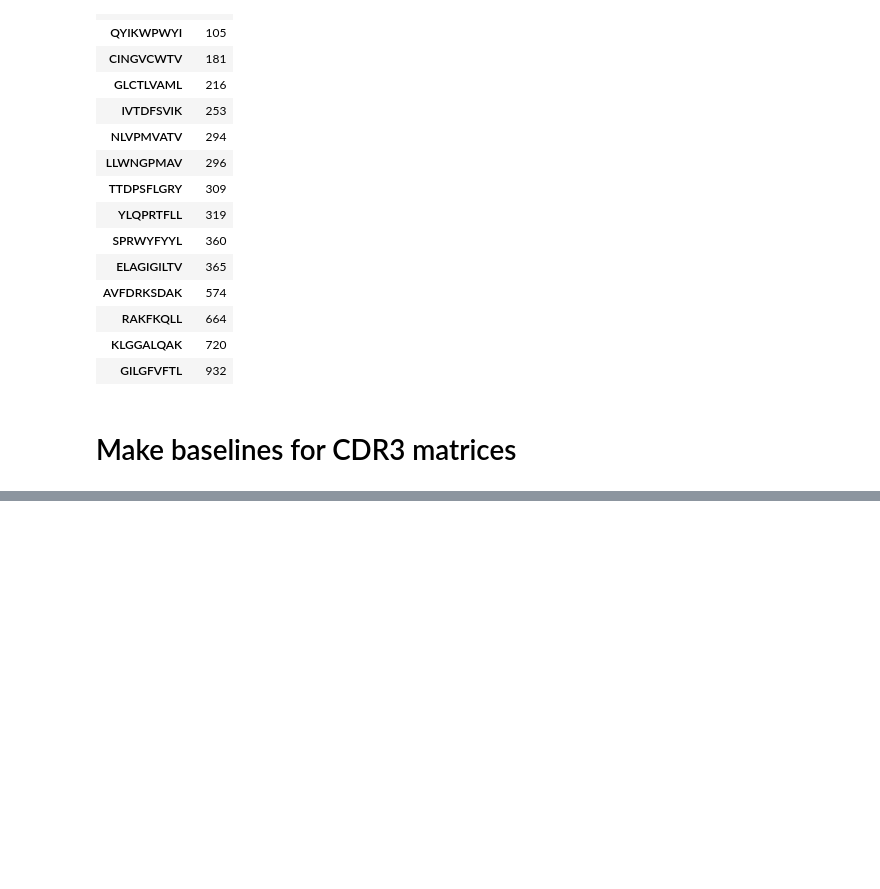
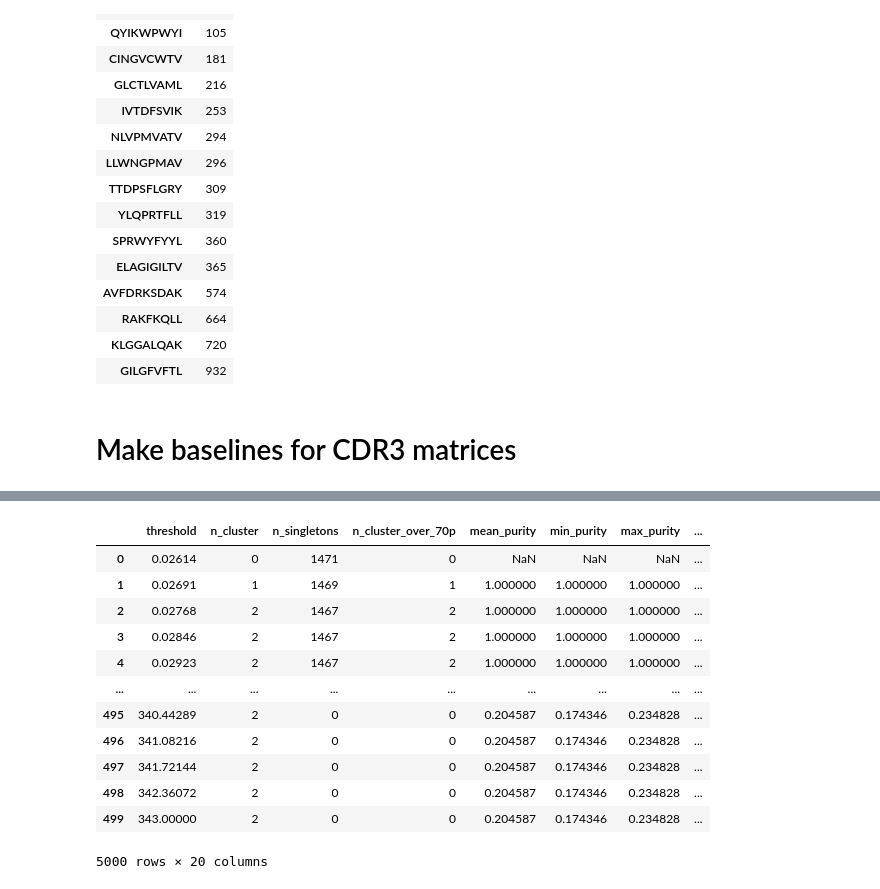
Before and after one commit to richieYT-wan/tclustr, a Jupyter notebook: notebooks/240507_DataFiltering_CustomBatching.ipynb, the cells around one changed output, grey strips where cells are left out. Drawn from its saved outputs; the diff is of its cells as text; code cells hidden in the pictures; blank space fills up the shorter version.

Commit message:
hotfix
resort baseline changed typing

```diff
--- a/notebooks/240507_DataFiltering_CustomBatching.ipynb
+++ b/notebooks/240507_DataFiltering_CustomBatching.ipynb
@@ -1199,0 +1214,3 @@ new_df_filt.query('partition!=0').groupby('peptide').agg(count=('B3','count')).s
+# %%
+tbcr140 = pd.read_csv('../output/240411_ClusteringTests/dist_matrices/2404XX_OUTPUT_tbcralign_distmatrix_140peps_labeled.csv')
+tbcr26 = pd.read_csv('../output/240411_ClusteringTests/dist_matrices/2404XX_OUTPUT_tbcralign_distmatrix_26peps_labeled.csv')
@@ -1199,0 +1228,6 @@ new_df_filt.query('partition!=0').groupby('peptide').agg(count=('B3','count')).s
+# %%
+
+tcrdist_140_cdr3.set_index('q_index', inplace=True)
+tcrdist_26_cdr3.set_index('q_index', inplace=True)
+tbcr_140_cdr3.set_index('q_index', inplace=True)
+tbcr_26_cdr3.set_index('q_index', inplace=True)
@@ -1199,0 +1251,30 @@ new_df_filt.query('partition!=0').groupby('peptide').agg(count=('B3','count')).s
+# %%
+for df, name in zip([old_df, old_df_20peps, old_df_top15],
+                    ['CDR3_OldDataNoPrune', 'CDR3_OldDataTop20', 'CDR3_OldDataTop15']):
+    df = df.query('partition!=0')
+    baseline_copy, baseline_array = resort_baseline(tbcr_26_cdr3, df, index_col='original_index')
+    labels = baseline_copy['peptide'].values
+    le = LabelEncoder()
+    encoded_labels = le.fit_transform(labels)
+    train_cdr3_results.append(cluster_all_thresholds(baseline_array, torch.rand([len(labels), 1]), labels, encoded_labels, le, n_jobs=8).assign(input_type='TBCRalign',
+                                                                                                                                      db=name))
+
+for df, name in zip([new_df_17peps, new_df_top78],
+                    ['CDR3_ExpData17peps', 'CDR3_ExpDataTop78']):
+    df = df.query('partition!=0 and raw_index!="VDJdb_4837"')# train
+    baseline_copy, baseline_array = resort_baseline(tcrdist_140_cdr3, df, 'raw_index')
+    labels = baseline_copy['peptide'].values
+    le = LabelEncoder()
+    encoded_labels = le.fit_transform(labels)
+    train_cdr3_results.append(cluster_all_thresholds(baseline_array, torch.rand([len(labels), 1]), labels, encoded_labels, le, n_jobs=8).assign(input_type='tcrdist3',
+                                                                                                                                      db=name))
+
+for df, name in zip([old_df, old_df_20peps, old_df_top15],
+                    ['CDR3_OldDataNoPrune', 'CDR3_OldDataTop20', 'CDR3_OldDataTop15']):
+    df = df.query('partition!=0')# train
+    baseline_copy, baseline_array = resort_baseline(tcrdist_26_cdr3, df, index_col='original_index')
+    labels = baseline_copy['peptide'].values
+    le = LabelEncoder()
+    encoded_labels = le.fit_transform(labels)
+    train_cdr3_results.append(cluster_all_thresholds(baseline_array, torch.rand([len(labels), 1]), labels, encoded_labels, le, n_jobs=8).assign(input_type='tcrdist3',
+                                                                                                                                      db=name))
@@ -1199,0 +1343,19 @@ new_df_filt.query('partition!=0').groupby('peptide').agg(count=('B3','count')).s
+# %%
+valid_cdr3_baselines = pd.concat(valid_cdr3_results)
+train_cdr3_baselines = pd.concat(train_cdr3_results)
+# %%
+valid_cdr3_baselines
+# %% [output]
+|  | threshold | n_cluster | n_singletons | n_cluster_over_70p | mean_purity | min_purity | max_purity | ... |
+| 0 | 0.02614 | 0 | 1471 | 0 | NaN | NaN | NaN | ... |
+| 1 | 0.02691 | 1 | 1469 | 1 | 1.000000 | 1.000000 | 1.000000 | ... |
+| 2 | 0.02768 | 2 | 1467 | 2 | 1.000000 | 1.000000 | 1.000000 | ... |
+| 3 | 0.02846 | 2 | 1467 | 2 | 1.000000 | 1.000000 | 1.000000 | ... |
+| 4 | 0.02923 | 2 | 1467 | 2 | 1.000000 | 1.000000 | 1.000000 | ... |
+| ... | ... | ... | ... | ... | ... | ... | ... | ... |
+| 495 | 340.44289 | 2 | 0 | 0 | 0.204587 | 0.174346 | 0.234828 | ... |
+| 496 | 341.08216 | 2 | 0 | 0 | 0.204587 | 0.174346 | 0.234828 | ... |
+| 497 | 341.72144 | 2 | 0 | 0 | 0.204587 | 0.174346 | 0.234828 | ... |
+| 498 | 342.36072 | 2 | 0 | 0 | 0.204587 | 0.174346 | 0.234828 | ... |
+| 499 | 343.00000 | 2 | 0 | 0 | 0.204587 | 0.174346 | 0.234828 | ... |
+5000 rows × 20 columns
```
Also changed, not shown: parts of 16 cells of this notebook, 3 other files.
